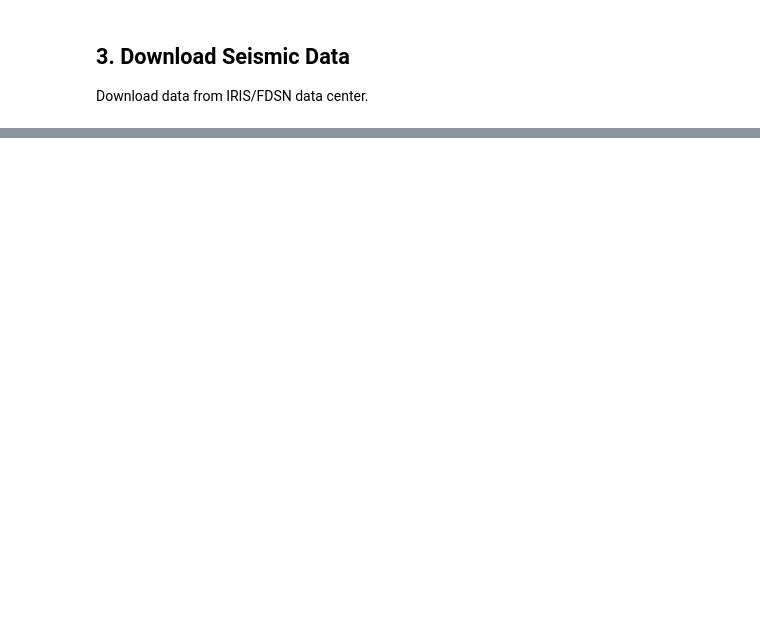
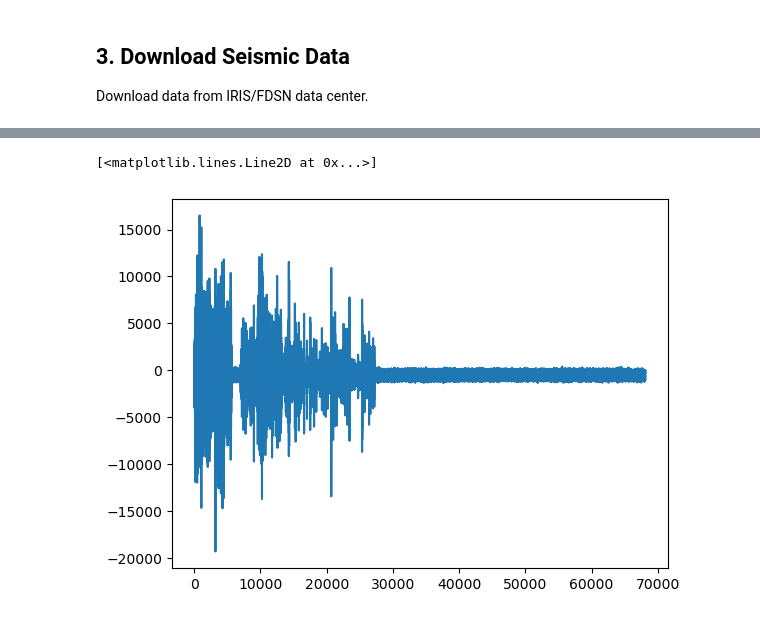
Before and after one commit to gaia-hazlab/gaia-landslides-detect, a Jupyter notebook: notebooks/seisbench_detection.ipynb, the cells around one changed output, grey strips where cells are left out. Drawn from its saved outputs; the diff is of its cells as text; code cells hidden in the pictures; blank space fills up the shorter version.

```diff
--- a/notebooks/seisbench_detection.ipynb
+++ b/notebooks/seisbench_detection.ipynb
@@ -320,0 +288,5 @@ else:
+# %%
+plt.plot(stream[0].times(), stream[0].data)
+# %% [output]
+[<matplotlib.lines.Line2D at 0x...>]
+[figure, added]
```
Also changed, not shown: parts of 47 cells of this notebook, 10 other files.
